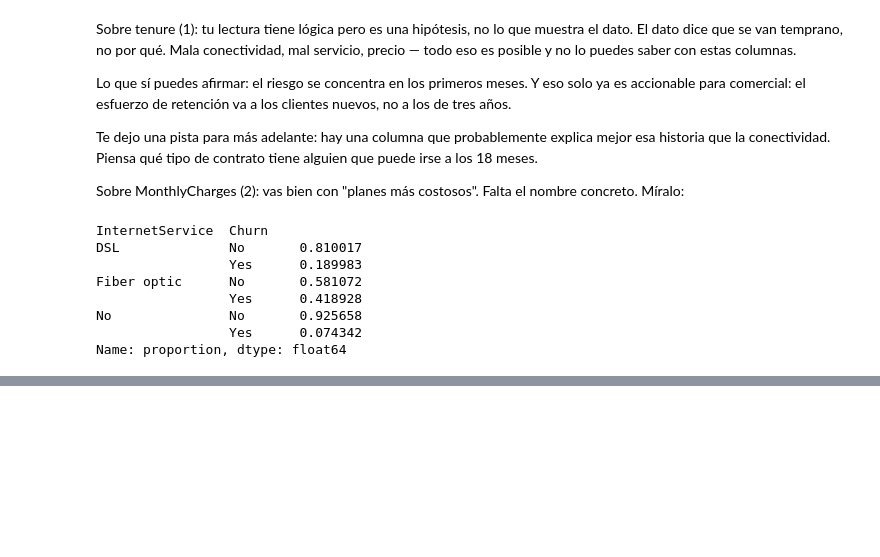
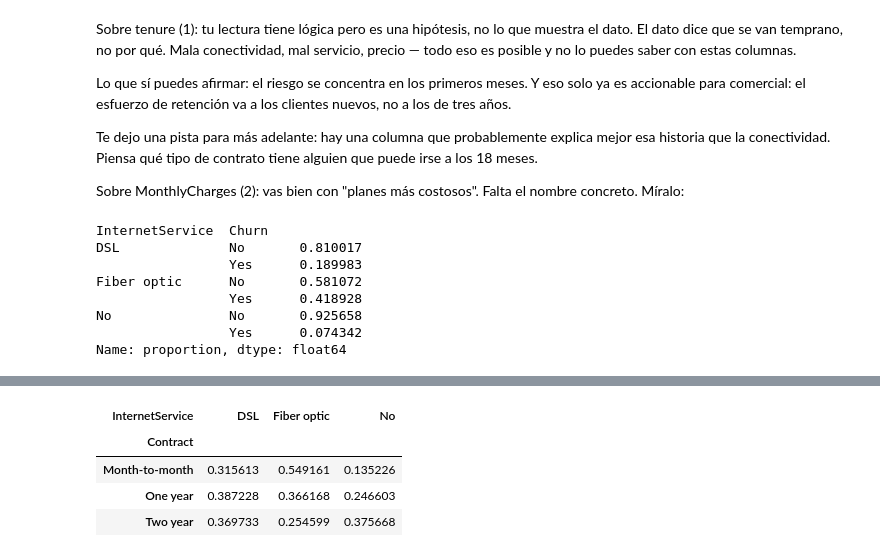
Before and after one commit to KingAegon19/telco-churn, a Jupyter notebook: notebooks/01_exploracion.ipynb, the cells around one changed output, grey strips where cells are left out. Saved outputs shown, nothing was run; the diff lists cells and outputs as text; code cells hidden in the pictures; blank space fills up the shorter version.

```diff
--- a/notebooks/01_exploracion.ipynb
+++ b/notebooks/01_exploracion.ipynb
@@ -206,0 +234,8 @@ Name: proportion, dtype: float64
+# %%
+pd.crosstab(df['Contract'], df['InternetService'], normalize='index')
+# %% [output]
+| InternetService | DSL | Fiber optic | No |
+| Contract |  |  |  |
+| Month-to-month | 0.315613 | 0.549161 | 0.135226 |
+| One year | 0.387228 | 0.366168 | 0.246603 |
+| Two year | 0.369733 | 0.254599 | 0.375668 |
```
Also changed, not shown: parts of 6 cells of this notebook, 1 other file.
